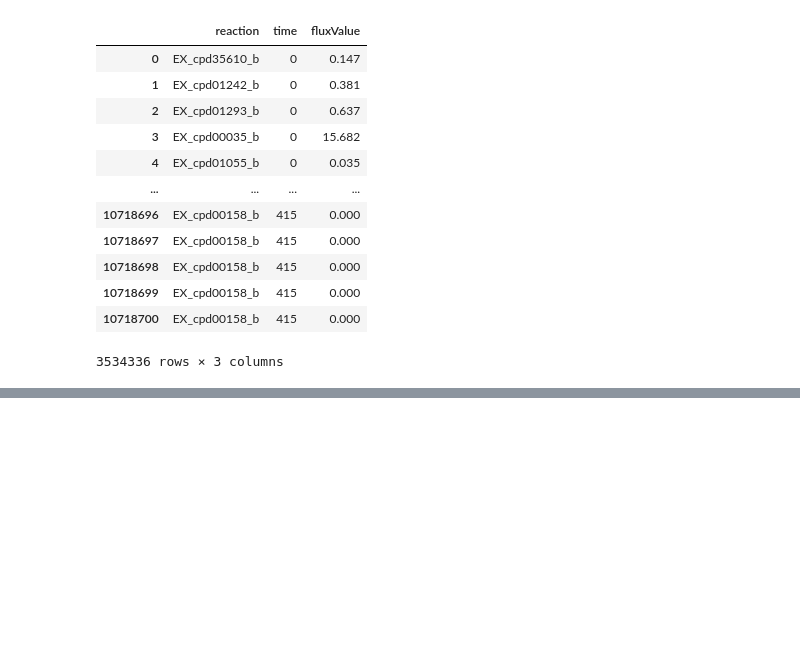
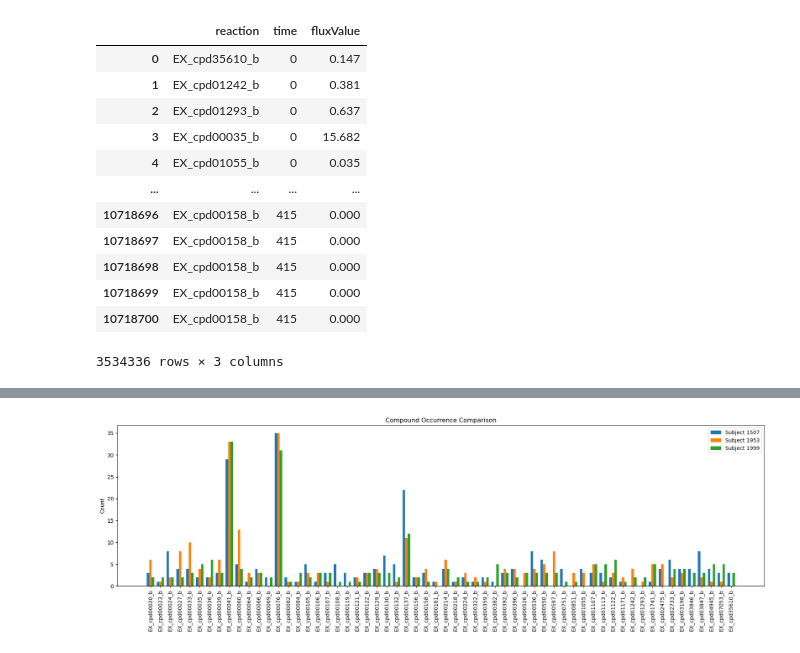
Before and after one commit to haydengallo/glv_dfba, a Jupyter notebook: flux_sampling_simulations_plotting.ipynb, the cells around one changed output, grey strips where cells are left out. Saved outputs shown, nothing was run; the diff lists cells and outputs as text; code cells hidden in the pictures; blank space fills up the shorter version.

```diff
--- a/flux_sampling_simulations_plotting.ipynb
+++ b/flux_sampling_simulations_plotting.ipynb
@@ -292,0 +773,3 @@ IndexError: index 60 is out of bounds for axis 0 with size 60
+# %%
+subject_1999_pareto_points = mc_constraint_df_filt[mc_constraint_df_filt['pareto'] == True]
+subject_1999_pareto_points
@@ -292,0 +843,17 @@ IndexError: index 60 is out of bounds for axis 0 with size 60
+# %%
+sub_1507_constraints = subject_1507_pareto_points['constraints'].to_list()
+sub_1953_constraints = subject_1953_pareto_points['constraints'].to_list()
+sub_1999_constraints = subject_1999_pareto_points['constraints'].to_list()
+
+sub_1507_constraints_flat = [item for sublist in sub_1507_constraints for item in sublist]
+sub_1953_constraints_flat = [item for sublist in sub_1953_constraints for item in sublist]
+sub_1999_constraints_flat = [item for sublist in sub_1999_constraints for item in sublist]
+
+# Count occurrences
+sub_1507_counts = Counter(sub_1507_constraints_flat)
+sub_1953_counts = Counter(sub_1953_constraints_flat)
+sub_1999_counts = Counter(sub_1999_constraints_flat)
+
+print(sub_1507_counts)
+print(sub_1953_counts)
+print(sub_1999_counts)
@@ -292,0 +864,29 @@ IndexError: index 60 is out of bounds for axis 0 with size 60
+# %%
+# Step 1: Union of all keys
+all_cpds = sorted(set(sub_1507_counts) | set(sub_1953_counts) | set(sub_1999_counts))  # sorted for consistent order
+
+# Step 2: Align counts, defaulting to 0
+counts1 = [sub_1507_counts.get(cpd, 0) for cpd in all_cpds]
+counts2 = [sub_1953_counts.get(cpd, 0) for cpd in all_cpds]
+counts3 = [sub_1999_counts.get(cpd, 0) for cpd in all_cpds]
+
+# Step 3: Plotting
+x = np.arange(len(all_cpds))  # the label locations
+width = 0.25  # the width of the bars
+
+fig, ax = plt.subplots(figsize=(18, 6))  # wider figure if many cpds
+ax.bar(x - width, counts1, width, label='Subject 1507')
+ax.bar(x, counts2, width, label='Subject 1953')
+ax.bar(x + width, counts3, width, label='Subject 1999')
+
+# Optional: label formatting
+ax.set_ylabel('Count')
+ax.set_title('Compound Occurrence Comparison')
+ax.set_xticks(x)
+ax.set_xticklabels(all_cpds, rotation=90)
+ax.legend()
+
+plt.tight_layout()
+plt.show()
+# %% [output]
+[figure, added]
```
Also changed, not shown: parts of 22 cells of this notebook, 4 other files.
